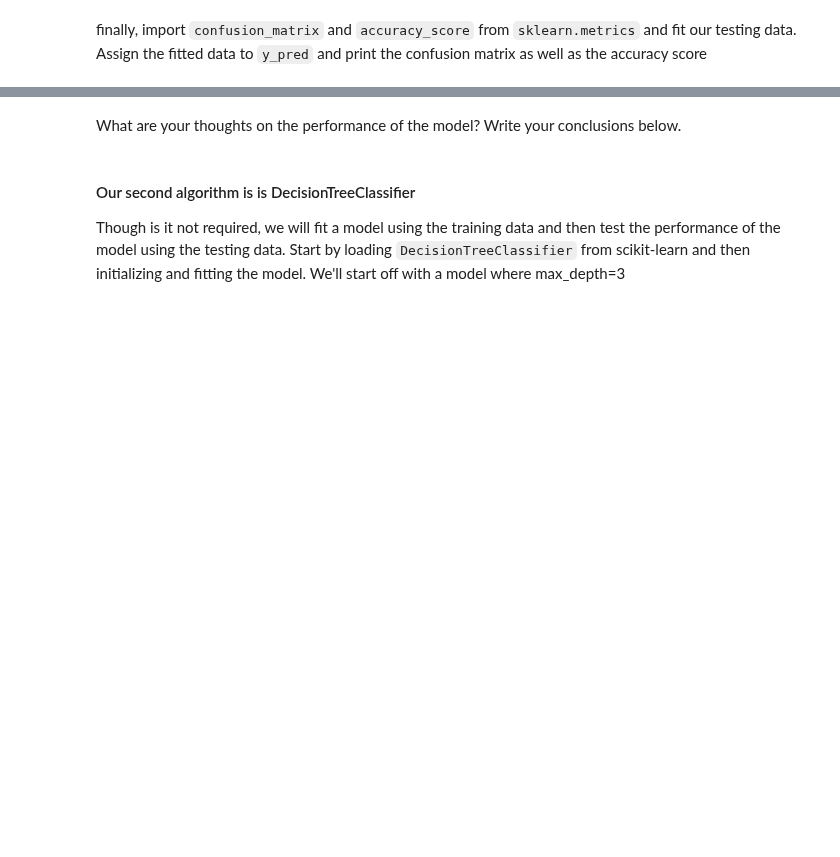
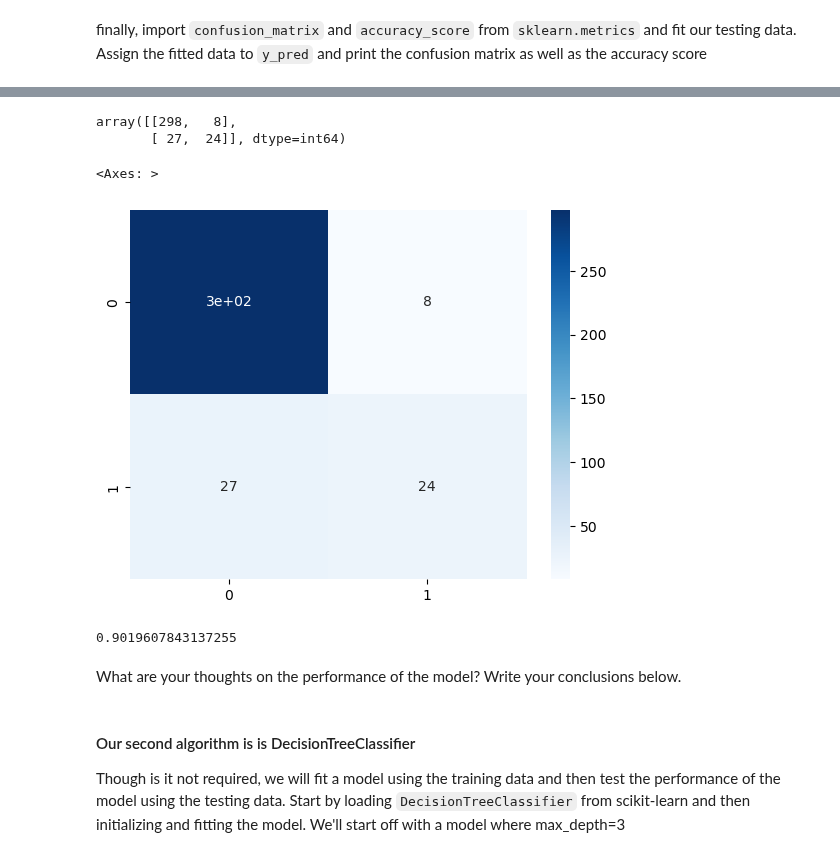
Before and after one commit to Ironhack-Data-Madrid-Octubre-2023/7.1-lab_supervised_learning, a Jupyter notebook: your-code/main.ipynb, the cells around one changed output, grey strips where cells are left out. Drawn from its saved outputs; the diff is of its cells as text; code cells hidden in the pictures; blank space fills up the shorter version.

```diff
--- a/your-code/main.ipynb
+++ b/your-code/main.ipynb
@@ -622,3 +639,0 @@ X_train, X_test, y_train, y_test = train_test_split(X, y,
-# %%
-LogisticRegression.fit(X_train, y_train)
-y_pred = LogisticRegression.predict(X_test)
@@ -626,0 +644,8 @@ TypeError: LogisticRegression.fit() missing 1 required positional argument: 'y'
+# %%
+X_train, X_test, y_train, y_test = tts(X, y,
+                                       train_size=0.8,
+                                       test_size=0.2,
+                                       random_state=42)
+
+
+X_train.shape, X_test.shape, y_train.shape, y_test.shape
@@ -626,0 +654,6 @@ TypeError: LogisticRegression.fit() missing 1 required positional argument: 'y'
+# %%
+# hacemos un LogisticRegression al modelo
+
+lr = LogisticRegression(max_iter=2000)
+
+lr.fit(X_train, y_train)
@@ -631,3 +673,27 @@ finally, import `confusion_matrix` and `accuracy_score` from `sklearn.metrics` a
+# %%
+# hacemos la confusion matrix con el modelo
+
+y_pred = lr.predict(X_test)
+
+confusion_matrix(y_test, y_pred)
+# %% [output]
+array([[298,   8],
+       [ 27,  24]], dtype=int64)
+# %%
+# pintamos la confusion matrix
+
+import seaborn as sns
+
+sns.heatmap(confusion_matrix(y_test, y_pred), annot=True, cmap='Blues')
+# %% [output]
+<Axes: >
+[figure, added]
+# %%
+# hacemos la accuracy score con el modelo
+
+accuracy_score(y_test, y_pred)
+# %% [output]
+0.9019607843137255
 # %% [markdown]
 What are your thoughts on the performance of the model? Write your conclusions below.
 # %%
```
Also changed, not shown: parts of 23 cells of this notebook.
